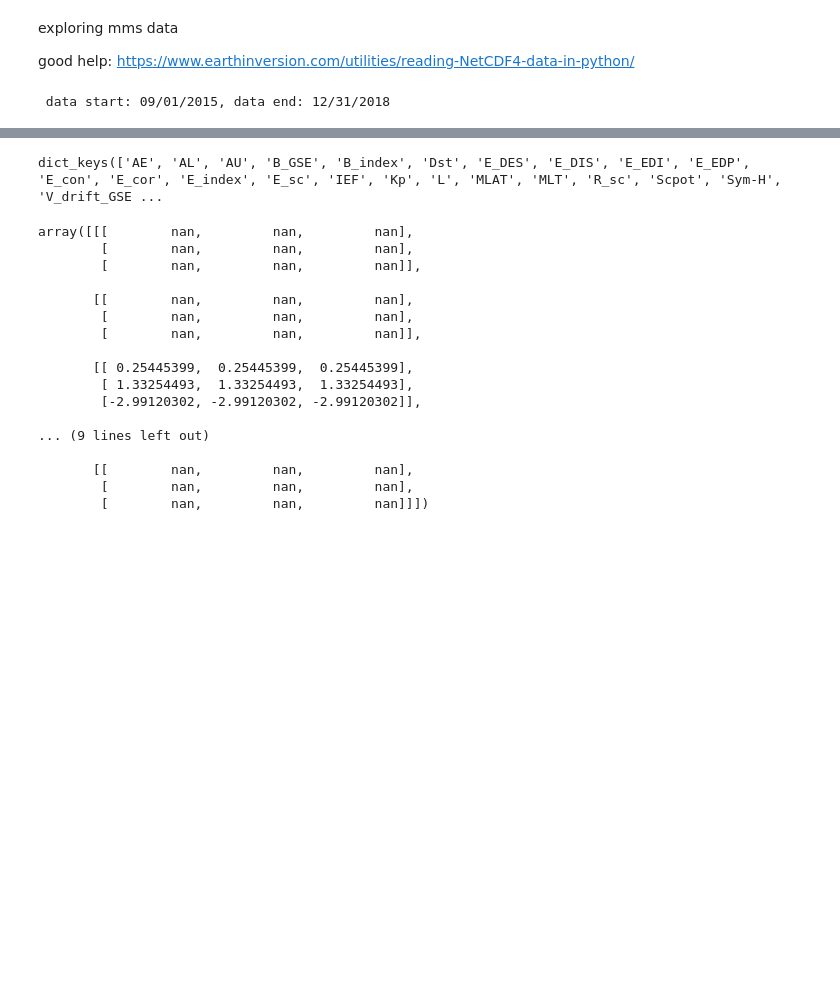
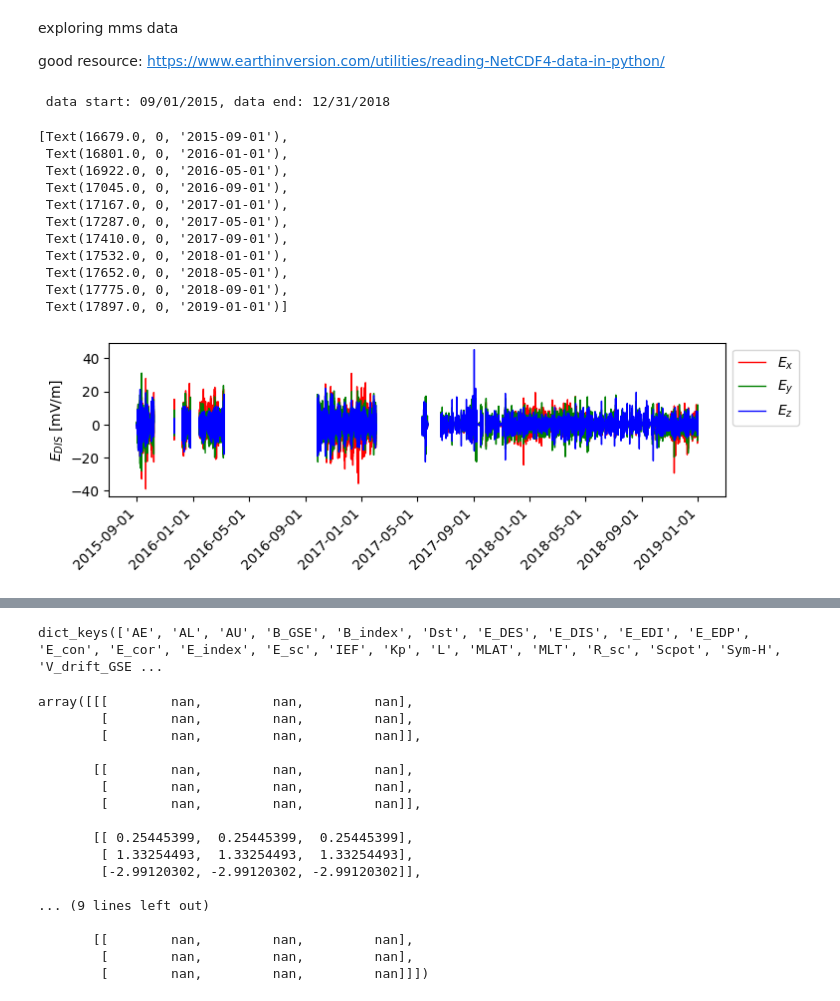
Before and after one commit to argallmr/imef, a Jupyter notebook: mms-srvy-analysis/efield-overview.ipynb, the cells around one changed output, grey strips where cells are left out. Cells and saved outputs as stored; diff of their text form; code cells hidden in the pictures; blank space fills up the shorter version.

```diff
--- a/mms-srvy-analysis/efield-overview.ipynb
+++ b/mms-srvy-analysis/efield-overview.ipynb
@@ -9,7 +9,7 @@ import xarray as xr
 # %% [markdown]
 exploring mms data
 
-good help: https://www.earthinversion.com/utilities/reading-NetCDF4-data-in-python/
+good resource: https://www.earthinversion.com/utilities/reading-NetCDF4-data-in-python/
 # %%
 # # using NETCDF4
 
@@ -78,33 +79,51 @@ des = dat['E_DES']
 # %%
 
 def plot_efield_overview(ax, edat, t):
 
-    instr_name = str(edat.name[-3:7]) # instrument name
-    instr_ltX = "$E_{"+instr_name+"}$"
+    instr_name = str(edat.name[-3:7])   # instrument name
+    instr_ltX = "$E_{"+instr_name+"}$"  # name in LaTex formatting
 
-    ex = edat.loc[:,'x'].values
-    ey = edat.loc[:,'y'].values
-    ez = edat.loc[:,'z'].values
+    # pull data
+    ex = edat.loc[:,'x'].values # Ex
+    ey = edat.loc[:,'y'].values # Ey
+    ez = edat.loc[:,'z'].values # Ez
 
+    # remove outlying/bad values
     for arr in [ex,ey,ez]:
         arr[abs(arr) >= 1000] = np.nan
 
+    # plot E-field over time
     ax.plot(t,ex, c='r', linewidth=1, label='$E_x$')
     ax.plot(t,ey, c='g', linewidth=1, label='$E_y$')
     ax.plot(t,ez, c='b', linewidth=1, label='$E_z$')
     ax.set_ylabel(f"{instr_ltX} [mV/m]")
 
-    #
+    # x-axis tick label rotation to fit length of dates
     # ax.set_xticks(ax.get_xticks())
     # ax.set_xticklabels(ax.get_xticklabels(), rotation=45, ha='right')
 
-
-    leg = ax.legend(bbox_to_anchor=(1, 1))
+    # plot legend
+    ax.legend(bbox_to_anchor=(1, 1))
 
 
-
-#fig, ax = plt.subplots(1, 1)
-#fig, ax = plt.subplots(1, 1, figsize=(5, 5), dpi=400)
-
-#plot_efield_overview(ax,edi,t)
+# (A/N) run for DIS instrument
+fig, ax = plt.subplots(1, figsize=(8, 2))
+plot_efield_overview(ax,dis,t)
+# x-axis tick label rotation to fit length of dates
+#ax.set_xticks(ax.get_xticks())
+ax.set_xticks(ax.get_xticks().tolist())
+ax.set_xticklabels(ax.get_xticklabels(), rotation=45, ha='right')
+# %% [output]
+[Text(16679.0, 0, '2015-09-01'),
+ Text(16801.0, 0, '2016-01-01'),
+ Text(16922.0, 0, '2016-05-01'),
+ Text(17045.0, 0, '2016-09-01'),
+ Text(17167.0, 0, '2017-01-01'),
+ Text(17287.0, 0, '2017-05-01'),
+ Text(17410.0, 0, '2017-09-01'),
+ Text(17532.0, 0, '2018-01-01'),
+ Text(17652.0, 0, '2018-05-01'),
+ Text(17775.0, 0, '2018-09-01'),
+ Text(17897.0, 0, '2019-01-01')]
+[figure, added]
 # %%
```
Also changed, not shown: parts of 5 cells of this notebook.
